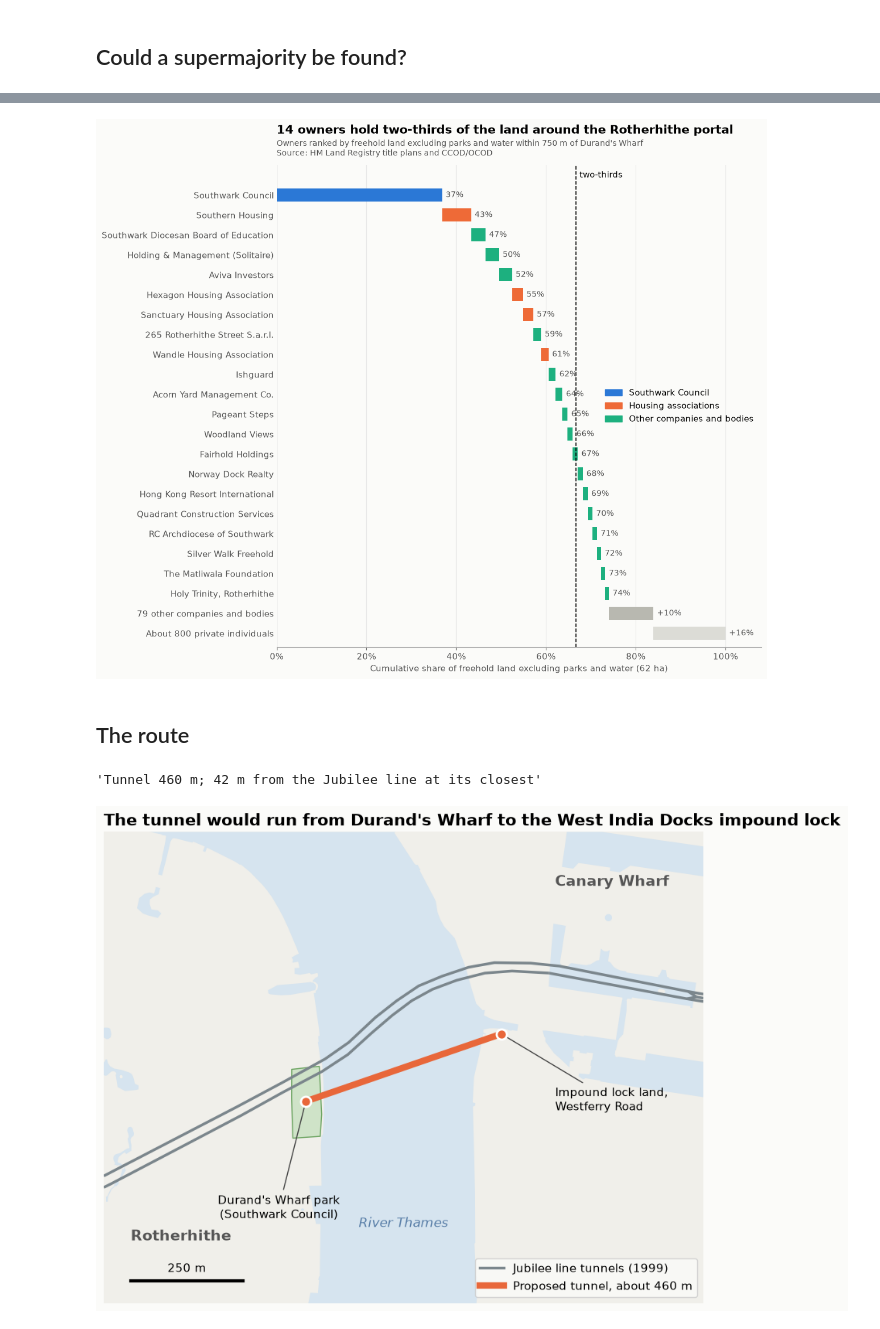
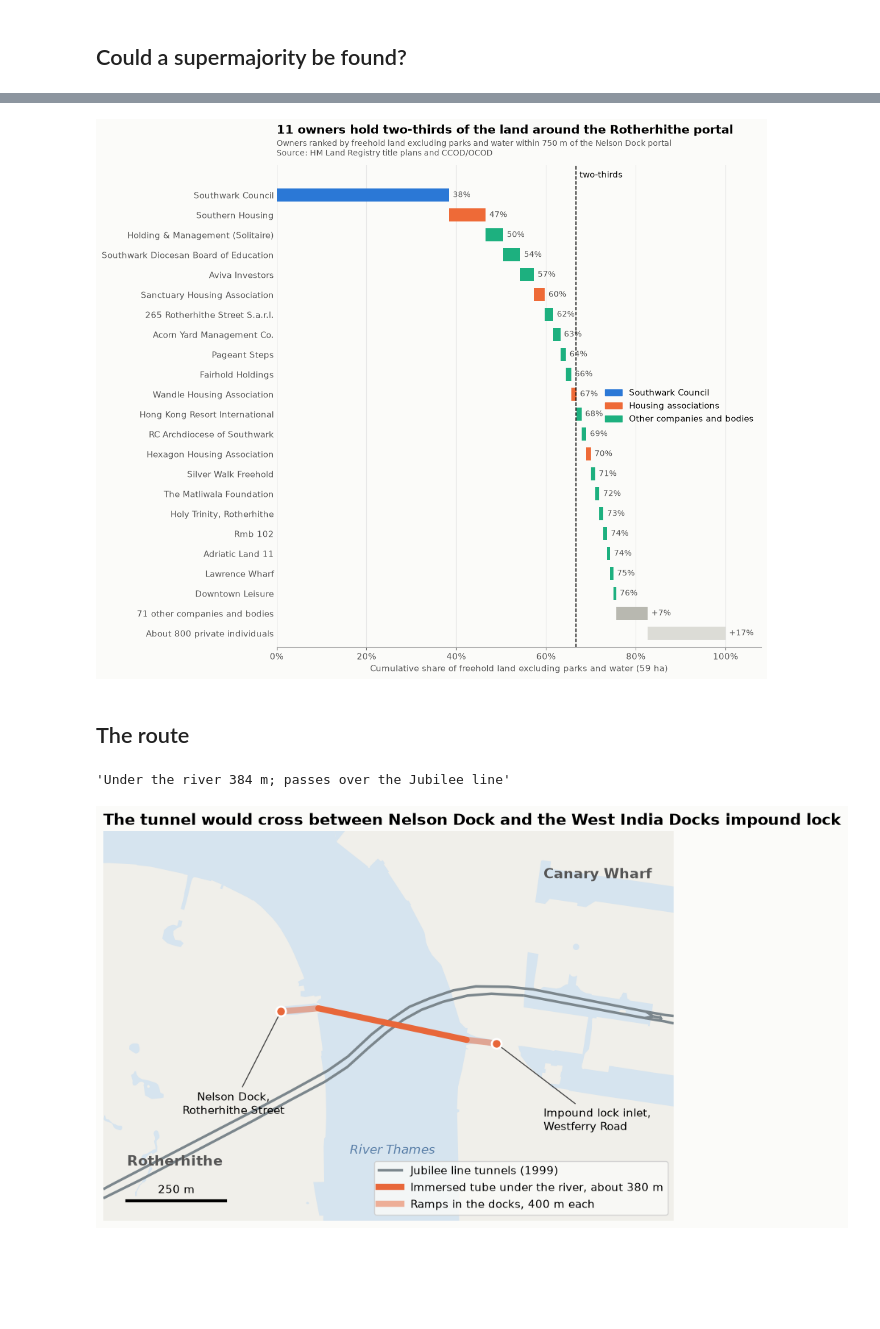
Before and after one commit to HenryDashwood/rotherhithe-to-canary-wharf-tunnel, a Jupyter notebook: nbs/02_route_and_ownership.ipynb, the cells around one changed output, grey strips where cells are left out. Cells and saved outputs as stored; diff of their text form; code cells hidden in the pictures; blank space fills up the shorter version.

```diff
--- a/nbs/02_route_and_ownership.ipynb
+++ b/nbs/02_route_and_ownership.ipynb
@@ -308,51 +308,50 @@ ax.set_xlabel(f"Cumulative share of freehold land excluding parks and water ({sh
 keys = ["southwark", "housing", "other"]
 ax.legend([plt.Rectangle((0, 0), 1, 1, color=COLOURS[k]) for k in keys], [GROUPS[k] for k in keys], loc="center right")
 ax.set_title(f"{n_two_thirds} owners hold two-thirds of the land around the Rotherhithe portal", pad=40)
-ax.text(0, 1.02, f"Owners ranked by freehold land excluding parks and water within {CATCHMENT_M} m of Durand's Wharf\n"
+ax.text(0, 1.02, f"Owners ranked by freehold land excluding parks and water within {CATCHMENT_M} m of the Nelson Dock portal\n"
         "Source: HM Land Registry title plans and CCOD/OCOD", transform=ax.transAxes, color=COLOURS["text"], fontsize=10)  # fmt: skip
 fig.savefig(FIGURES / "land_supermajority.png")
 # %% [output]
-[figure, old version]
+[figure, new version]
 # %% [markdown]
 ## The route
 # %%
-line = tunnel_line()
+line, river = tunnel_line(), river_crossing()
 x0, y0, x1, y1 = line.buffer(450).bounds
 view = box(x0, y0, x1, y1)
 cons = constraints(view.buffer(500))
 jubilee = jubilee_tunnels().clip(view)
-f"Tunnel {line.length:.0f} m; {line.distance(jubilee.union_all()):.0f} m from the Jubilee line at its closest"
+crosses = river.intersects(jubilee.union_all())
+f"Under the river {river.length:.0f} m; {'passes over' if crosses else 'clear of'} the Jubilee line"
 # %% [output]
-'Tunnel 460 m; 42 m from the Jubilee line at its closest'
+'Under the river 384 m; passes over the Jubilee line'
 # %%
 fig, ax = plt.subplots(figsize=(10, 8))
 gpd.GeoSeries([view], crs=BNG).plot(ax=ax, color=COLOURS["land"])
 cons[cons["class"] == "water"].clip(view).plot(ax=ax, color=COLOURS["water"])
-cons[(cons["class"] == "open_space") & cons.contains(Point(to_bng(SOUTH_PORTAL)))].plot(
-    ax=ax, color=COLOURS["park"], edgecolor="#6aa35f"
-)
 jubilee.plot(ax=ax, color=COLOURS["jubilee"], lw=2.5)
-gpd.GeoSeries([line], crs=BNG).plot(ax=ax, color=COLOURS["tunnel"], lw=6, capstyle="round")
-(sx, sy), (nx, ny) = line.coords
+(sx, sy), (smx, smy), (nmx, nmy), (nx, ny) = line.coords
+ax.plot([sx, smx], [sy, smy], color=COLOURS["tunnel"], lw=6, alpha=0.5, solid_capstyle="round")
+ax.plot([nmx, nx], [nmy, ny], color=COLOURS["tunnel"], lw=6, alpha=0.5, solid_capstyle="round")
+ax.plot([smx, nmx], [smy, nmy], color=COLOURS["tunnel"], lw=6, solid_capstyle="round")
 ax.scatter([sx, nx], [sy, ny], s=90, color=COLOURS["tunnel"], edgecolor="white", lw=2, zorder=5)
 arrow = {"arrowstyle": "-", "color": "#444", "lw": 1}
-ax.annotate(
-    "Durand's Wharf park\n(Southwark Council)", (sx, sy), xytext=(sx - 60, sy - 260), ha="center", arrowprops=arrow
-)
-ax.annotate("Impound lock land,\nWestferry Road", (nx, ny), xytext=(nx + 120, ny - 170), ha="left", arrowprops=arrow)
+ax.annotate("Nelson Dock,\nRotherhithe Street", (sx, sy), xytext=(sx - 120, sy - 260), ha="center", arrowprops=arrow)
+ax.annotate("Impound lock inlet,\nWestferry Road", (nx, ny), xytext=(nx + 120, ny - 220), ha="left", arrowprops=arrow)
 place = {"fontsize": 14, "fontweight": "bold", "color": COLOURS["text"]}
 ax.text(x0 + 60, y0 + 140, "Rotherhithe", **place)
 ax.text(x1 - 330, y1 - 120, "Canary Wharf", **place)
-ax.text((sx + nx) / 2, y0 + 170, "River Thames", fontsize=12, style="italic", color="#5a7fa8", ha="center")
+ax.text((smx + nmx) / 2, y0 + 170, "River Thames", fontsize=12, style="italic", color="#5a7fa8", ha="center")
 ax.plot([x0 + 60, x0 + 310], [y0 + 50, y0 + 50], color="black", lw=3)
 ax.text(x0 + 185, y0 + 70, "250 m", ha="center")
 ax.legend(handles=[
     Line2D([0], [0], color=COLOURS["jubilee"], lw=2.5, label="Jubilee line tunnels (1999)"),
-    Line2D([0], [0], color=COLOURS["tunnel"], lw=6, label=f"Proposed tunnel, about {round(line.length, -1):.0f} m"),
+    Line2D([0], [0], color=COLOURS["tunnel"], lw=6, label=f"Immersed tube under the river, about {round(river.length, -1):.0f} m"),
+    Line2D([0], [0], color=COLOURS["tunnel"], lw=6, alpha=0.5, label=f"Ramps in the docks, {ramp_length_m():.0f} m each"),
 ], loc="lower right", frameon=True)  # fmt: skip
 ax.set(xlim=(x0, x1), ylim=(y0, y1))
 ax.set_axis_off()
-ax.set_title("The tunnel would run from Durand's Wharf to the West India Docks impound lock")
+ax.set_title("The tunnel would cross between Nelson Dock and the West India Docks impound lock")
 fig.savefig(FIGURES / "route_map.png")
 # %% [output]
-[figure, old version]
+[figure, new version]
```
Also changed, not shown: parts of 6 cells of this notebook, 18 other files.
